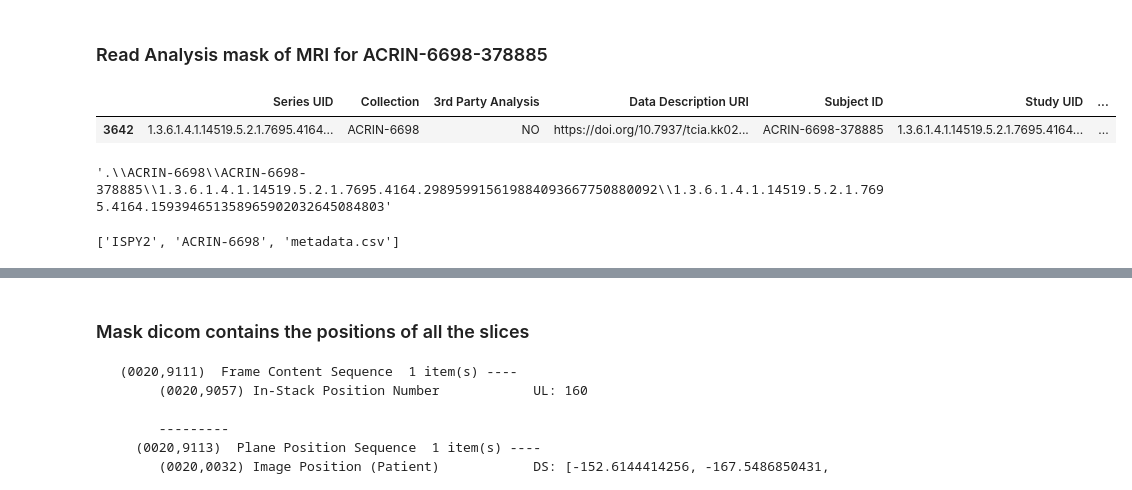
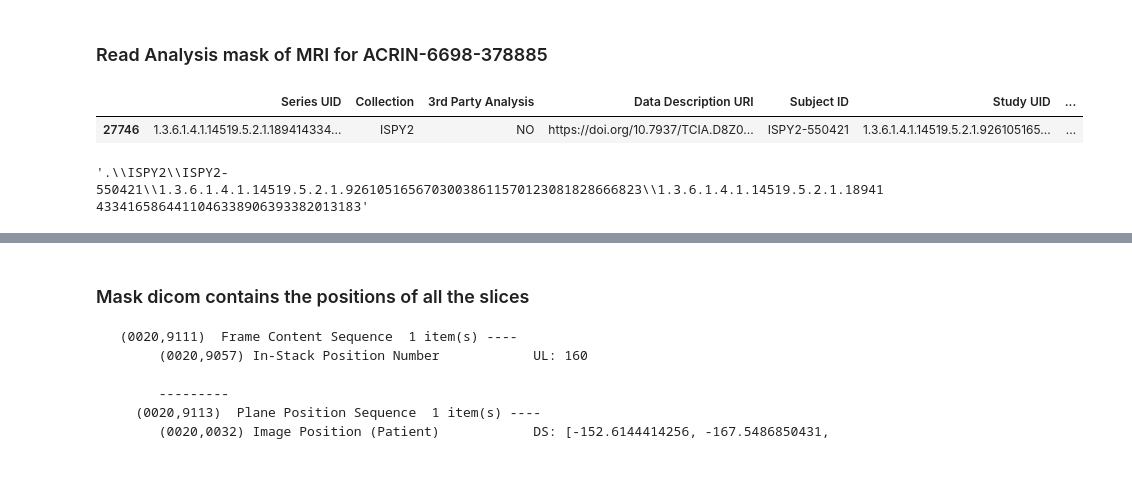
Before and after one commit to bubbysolway/BreastDCEDL, a Jupyter notebook: ISPY2/explore_spy2_dicom.ipynb, the cells around one changed output, grey strips where cells are left out. Saved outputs shown, nothing was run; the diff lists cells and outputs as text; code cells hidden in the pictures.

````diff
--- a/ISPY2/explore_spy2_dicom.ipynb
+++ b/ISPY2/explore_spy2_dicom.ipynb
@@ -279,8 +269,7 @@ df[df.pid==subject_id].T
 # Read DICOM
 ### Load TCIA metadata
 # %%
-df_meta = pd.read_csv(os.path.join(#'ISPY2',#'data_sample',
-                                   'TCIA_metadata','metadata.csv'))
+df_meta = pd.read_csv(os.path.join('ISPY2','TCIA_metadata','metadata.csv'))
 df_meta.head()
 # %% [output]
 |  | Series UID | Collection | 3rd Party Analysis | Data Description URI | Subject ID | Study UID | ... |
@@ -312,5 +305,6 @@ df_meta=df_meta[df_meta['Study Description']=='T0']
 # %%
 p='ISPY2-208265'
+p='ISPY2-550421'
 tmp=df_meta[df_meta['Subject ID']==p]
 tmp[tmp['Series Description']=='ISPY2 VOLSER uni-lateral cropped original DCE']
 # %% [output]
@@ -373,7 +390,7 @@ Dataset.file_meta -------------------------------
  (0018,0088) Spacing Between Slices              DS: '1'
 ```
 # %%
-p='ISPY2-627981'
+
 tmp=df_meta[df_meta['Subject ID']==p]
 tmp[tmp['Series Description']=='ISPY2 VOLSER uni-lateral cropped original DCE']
 # %% [output]
@@ -720,13 +661,13 @@ pdph = 'ISPY2-550421'
 # %% [markdown]
 ### Read Analysis mask of MRI for ACRIN-6698-378885
 # %%
-tmp=df_meta[df_meta['Subject ID']==pds]
+tmp=df_meta[df_meta['Subject ID']==p]
 tmp[tmp['Series Description'].str.contains('Analysis Mask')]
 # %% [output]
 |  | Series UID | Collection | 3rd Party Analysis | Data Description URI | Subject ID | Study UID | ... |
-| 3642 | 1.3.6.1.4.1.14519.5.2.1.7695.4164... | ACRIN-6698 | NO | https://doi.org/10.7937/tcia.kk02... | ACRIN-6698-378885 | 1.3.6.1.4.1.14519.5.2.1.7695.4164... | ... |
+| 27746 | 1.3.6.1.4.1.14519.5.2.1.189414334... | ISPY2 | NO | https://doi.org/10.7937/TCIA.D8Z0... | ISPY2-550421 | 1.3.6.1.4.1.14519.5.2.1.926105165... | ... |
 # %%
 fname = tmp[tmp['Series Description'].str.contains('Analysis Mask')]['File Location'].values[0]
 fname
 # %% [output]
-'.\\ACRIN-6698\\ACRIN-6698-378885\\1.3.6.1.4.1.14519.5.2.1.7695.4164.298959915619884093667750880092\\1.3.6.1.4.1.14519.5.2.1.7695.4164.159394651358965902032645084803'
+'.\\ISPY2\\ISPY2-550421\\1.3.6.1.4.1.14519.5.2.1.92610516567030038611570123081828666823\\1.3.6.1.4.1.14519.5.2.1.189414334165864411046338906393382013183'
@@ -737,4 +673,0 @@ org_path = "D:\\SPY\\manifest-1636041418053\\"
-# %%
-os.listdir(base_path)
-# %% [output]
-['ISPY2', 'ACRIN-6698', 'metadata.csv']
````
Also changed, not shown: parts of 97 cells of this notebook.
